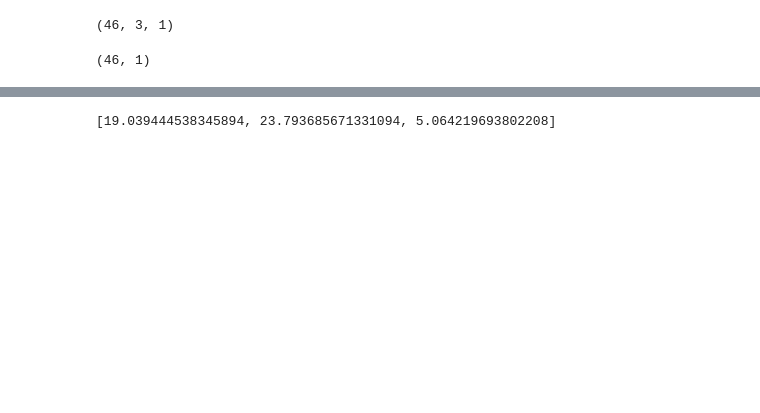
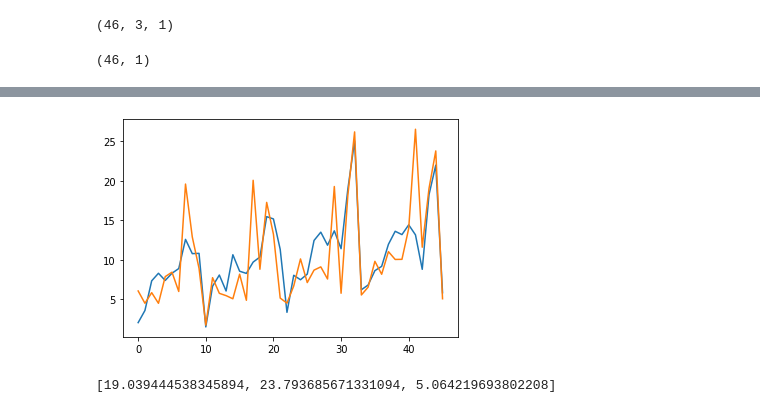
Before and after one commit to SriNithin965/project-4-2, a Jupyter notebook: code/LSTM_FUTURE.ipynb, the cells around one changed output, grey strips where cells are left out. Drawn from its saved outputs; the diff is of its cells as text; code cells hidden in the pictures; blank space fills up the shorter version.

```diff
--- a/code/LSTM_FUTURE.ipynb
+++ b/code/LSTM_FUTURE.ipynb
@@ -95,0 +143,2 @@ model.fit(X, y, epochs=300, verbose=1)
+# %%
+y_pred = model.predict(X)
@@ -95,0 +149,3 @@ model.fit(X, y, epochs=300, verbose=1)
+# %%
+y_plot_pred = y_pred.reshape(y_pred.shape[0])
+y_plot_pred.shape
@@ -96,2 +181,8 @@ model.fit(X, y, epochs=300, verbose=1)
+# %%
+plt.plot(y_plot_pred)
+plt.plot(y_plot_present)
+plt.show()
+# %% [output]
+[figure, added]
 # %%
 l = []
```
Also changed, not shown: parts of 16 cells of this notebook.
